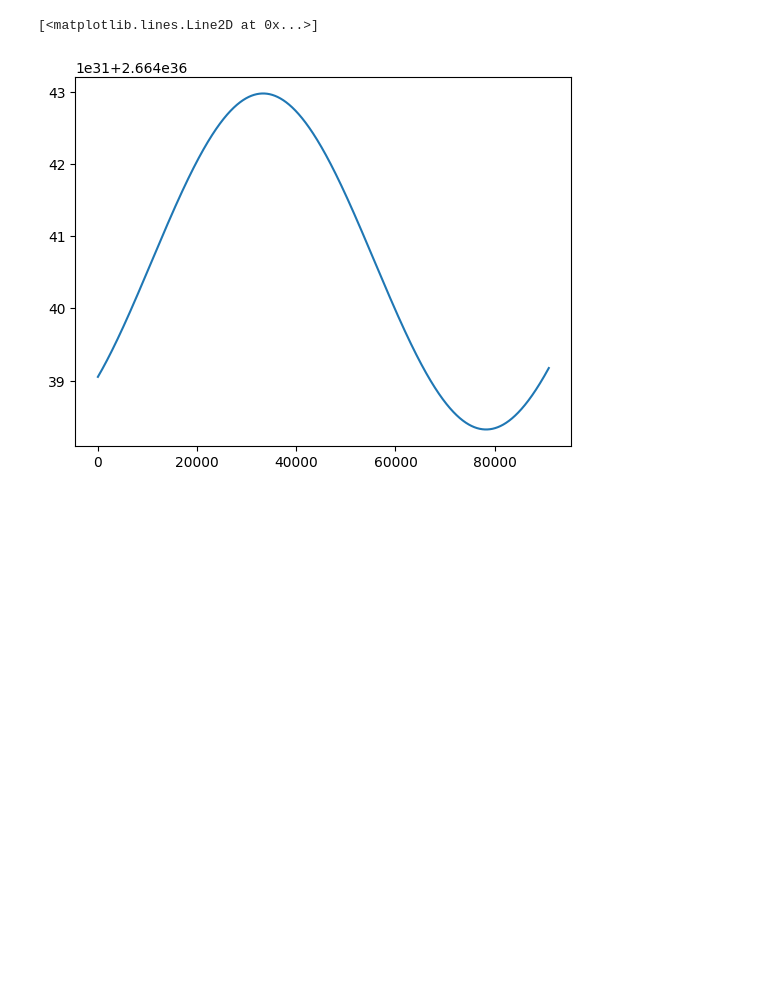
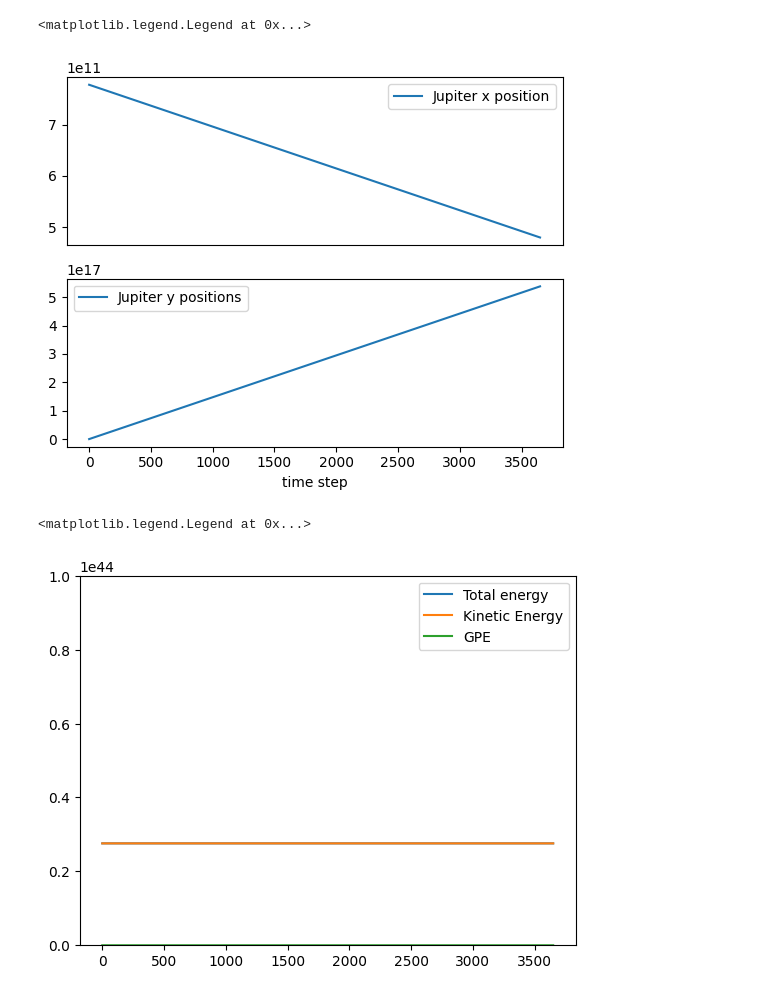
Before and after one commit to SamuelJosephs/computing_project, a Jupyter notebook: visualiser.ipynb, the cells around one changed output. Drawn from its saved outputs; the diff is of its cells as text; code cells hidden in the pictures; blank space fills up the shorter version.

```diff
--- a/visualiser.ipynb
+++ b/visualiser.ipynb
@@ -39,5 +76,27 @@ plt.plot(x)
+# %%
+plt.figure(2)
+plt.subplot(211)
+plt.plot(xj,label = "Jupiter x position")
+plt.gca().set_xticks([])
+plt.legend()
+plt.subplot(212)
+plt.xlabel("time step")
+plt.plot(yj,label = "Jupiter y positions")
+
+plt.legend()
+# %% [output]
+<matplotlib.legend.Legend at 0x...>
+[figure, added]
 # %%
-plt.plot(energy)
+
+plt.plot(energy,label = "Total energy")
+plt.ylim(0,10e43)
+
+plt.plot(KE,label = "Kinetic Energy")
+
+# plt.plot(KE,label = "KE")
+plt.plot(GPE,label = "GPE")
+plt.legend()
 # %% [output]
-[<matplotlib.lines.Line2D at 0x...>]
+<matplotlib.legend.Legend at 0x...>
-[figure, old version]
+[figure, new version]
```
Also changed, not shown: parts of 9 cells of this notebook.
